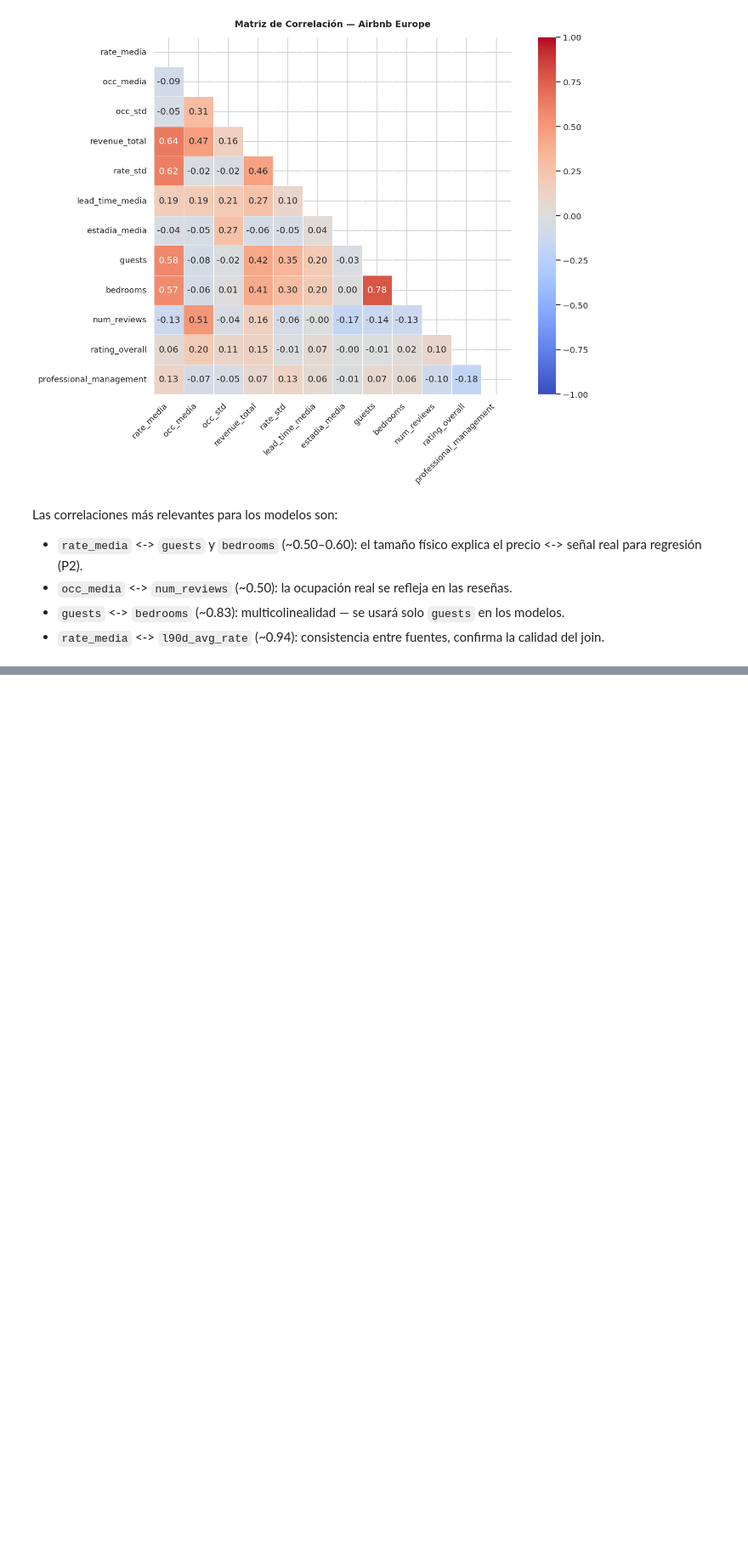
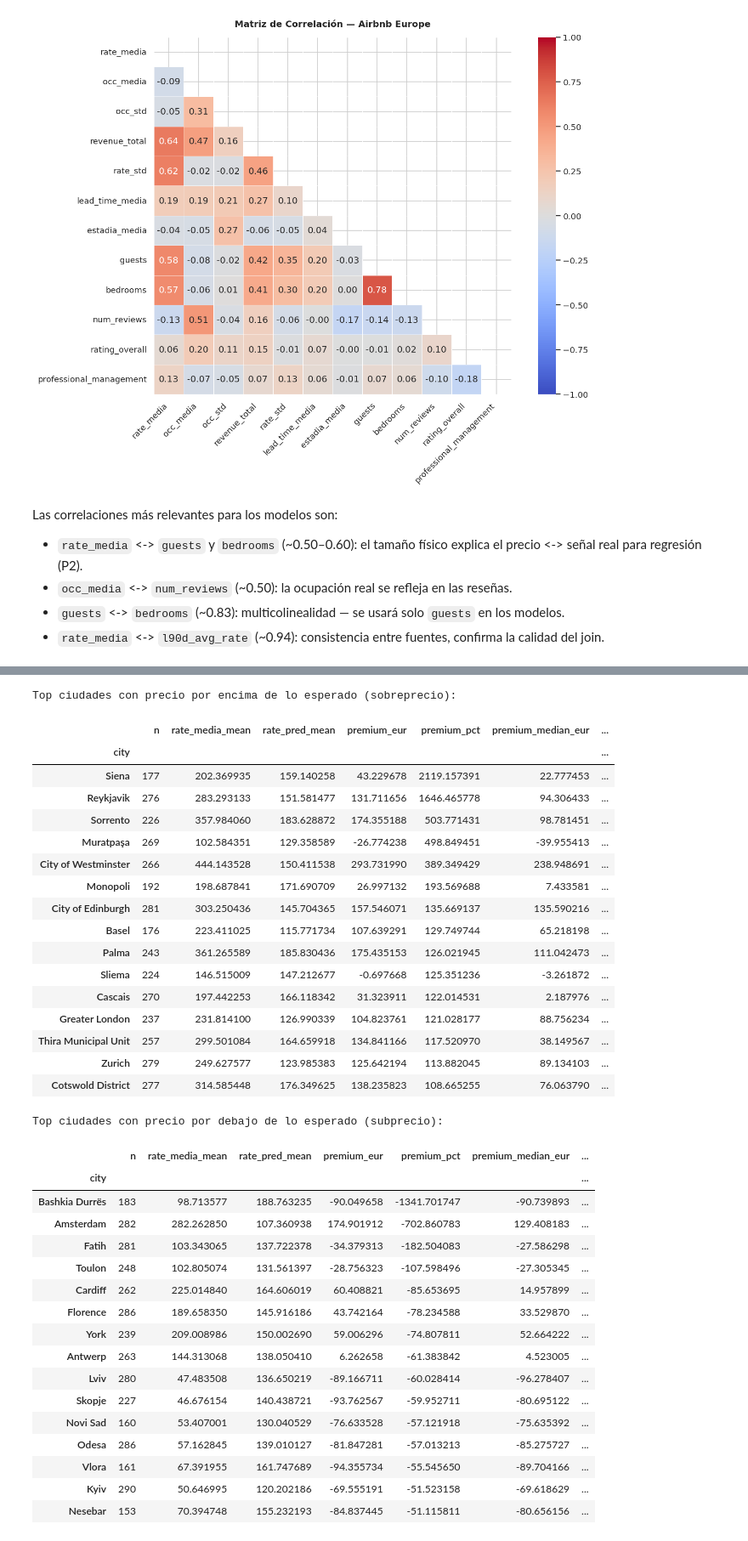
Before and after one commit to Rajevic-0/Proyecto-Mineria-De-Datos, a Jupyter notebook: Notebooks/Hito_1.ipynb, the cells around one changed output, grey strips where cells are left out. Shown at 85% size. Drawn from its saved outputs; the diff is of its cells as text; code cells hidden in the pictures; blank space fills up the shorter version.

```diff
--- a/Notebooks/Hito_1.ipynb
+++ b/Notebooks/Hito_1.ipynb
@@ -448,0 +519,60 @@ Esta sección cubre el analisis y respuesta de preguntas.
+# %%
+min_obs = 30
+
+city_premium = (
+    df_full.groupby('city')
+      .agg(
+          n=('rate_media','size'),
+          rate_media_mean=('rate_media','mean'),
+          rate_pred_mean=('rate_pred','mean'),
+          premium_eur=('resid','mean'),
+          premium_pct=('resid_pct','mean'),
+          premium_median_eur=('resid','median'),
+          premium_median_pct=('resid_pct','median')
+      )
+      .query("n >= @min_obs")
+      .sort_values('premium_pct', ascending=False)
+)
+
+print("Top ciudades con precio por encima de lo esperado (sobreprecio):")
+display(city_premium.head(15))
+
+print("Top ciudades con precio por debajo de lo esperado (subprecio):")
+display(city_premium.sort_values('premium_pct', ascending=True).head(15))
+# %% [output]
+Top ciudades con precio por encima de lo esperado (sobreprecio):
+|  | n | rate_media_mean | rate_pred_mean | premium_eur | premium_pct | premium_median_eur | ... |
+| city |  |  |  |  |  |  | ... |
+| Siena | 177 | 202.369935 | 159.140258 | 43.229678 | 2119.157391 | 22.777453 | ... |
+| Reykjavik | 276 | 283.293133 | 151.581477 | 131.711656 | 1646.465778 | 94.306433 | ... |
+| Sorrento | 226 | 357.984060 | 183.628872 | 174.355188 | 503.771431 | 98.781451 | ... |
+| Muratpaşa | 269 | 102.584351 | 129.358589 | -26.774238 | 498.849451 | -39.955413 | ... |
+| City of Westminster | 266 | 444.143528 | 150.411538 | 293.731990 | 389.349429 | 238.948691 | ... |
+| Monopoli | 192 | 198.687841 | 171.690709 | 26.997132 | 193.569688 | 7.433581 | ... |
+| City of Edinburgh | 281 | 303.250436 | 145.704365 | 157.546071 | 135.669137 | 135.590216 | ... |
+| Basel | 176 | 223.411025 | 115.771734 | 107.639291 | 129.749744 | 65.218198 | ... |
+| Palma | 243 | 361.265589 | 185.830436 | 175.435153 | 126.021945 | 111.042473 | ... |
+| Sliema | 224 | 146.515009 | 147.212677 | -0.697668 | 125.351236 | -3.261872 | ... |
+| Cascais | 270 | 197.442253 | 166.118342 | 31.323911 | 122.014531 | 2.187976 | ... |
+| Greater London | 237 | 231.814100 | 126.990339 | 104.823761 | 121.028177 | 88.756234 | ... |
+| Thira Municipal Unit | 257 | 299.501084 | 164.659918 | 134.841166 | 117.520970 | 38.149567 | ... |
+| Zurich | 279 | 249.627577 | 123.985383 | 125.642194 | 113.882045 | 89.134103 | ... |
+| Cotswold District | 277 | 314.585448 | 176.349625 | 138.235823 | 108.665255 | 76.063790 | ... |
+Top ciudades con precio por debajo de lo esperado (subprecio):
+|  | n | rate_media_mean | rate_pred_mean | premium_eur | premium_pct | premium_median_eur | ... |
+| city |  |  |  |  |  |  | ... |
+| Bashkia Durrës | 183 | 98.713577 | 188.763235 | -90.049658 | -1341.701747 | -90.739893 | ... |
+| Amsterdam | 282 | 282.262850 | 107.360938 | 174.901912 | -702.860783 | 129.408183 | ... |
+| Fatih | 281 | 103.343065 | 137.722378 | -34.379313 | -182.504083 | -27.586298 | ... |
+| Toulon | 248 | 102.805074 | 131.561397 | -28.756323 | -107.598496 | -27.305345 | ... |
+| Cardiff | 262 | 225.014840 | 164.606019 | 60.408821 | -85.653695 | 14.957899 | ... |
+| Florence | 286 | 189.658350 | 145.916186 | 43.742164 | -78.234588 | 33.529870 | ... |
+| York | 239 | 209.008986 | 150.002690 | 59.006296 | -74.807811 | 52.664222 | ... |
+| Antwerp | 263 | 144.313068 | 138.050410 | 6.262658 | -61.383842 | 4.523005 | ... |
+| Lviv | 280 | 47.483508 | 136.650219 | -89.166711 | -60.028414 | -96.278407 | ... |
+| Skopje | 227 | 46.676154 | 140.438721 | -93.762567 | -59.952711 | -80.695122 | ... |
+| Novi Sad | 160 | 53.407001 | 130.040529 | -76.633528 | -57.121918 | -75.635392 | ... |
+| Odesa | 286 | 57.162845 | 139.010127 | -81.847281 | -57.013213 | -85.275727 | ... |
+| Vlora | 161 | 67.391955 | 161.747689 | -94.355734 | -55.545650 | -89.704166 | ... |
+| Kyiv | 290 | 50.646995 | 120.202186 | -69.555191 | -51.523158 | -69.618629 | ... |
+| Nesebar | 153 | 70.394748 | 155.232193 | -84.837445 | -51.115811 | -80.656156 | ... |
```
Also changed, not shown: parts of 7 cells of this notebook.
